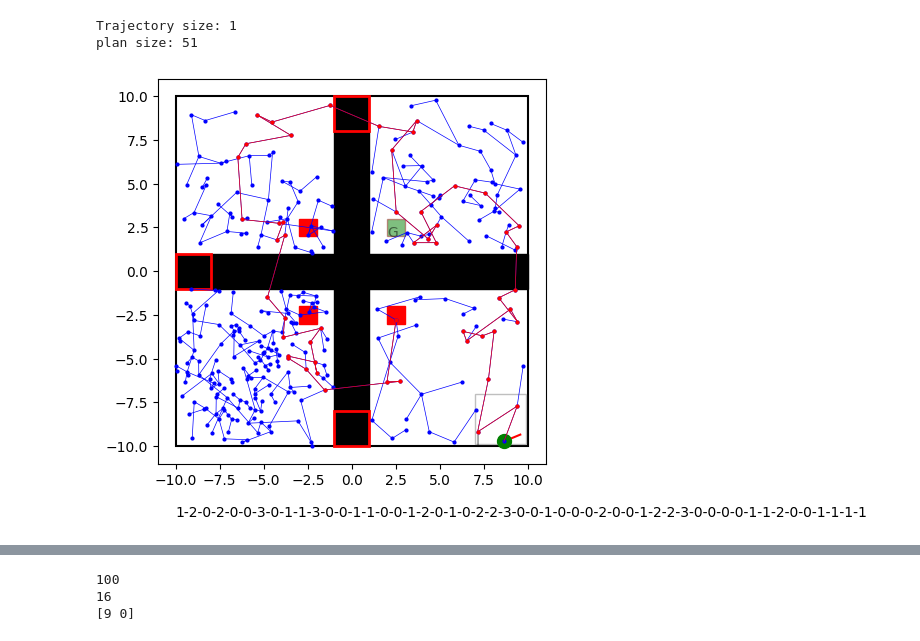
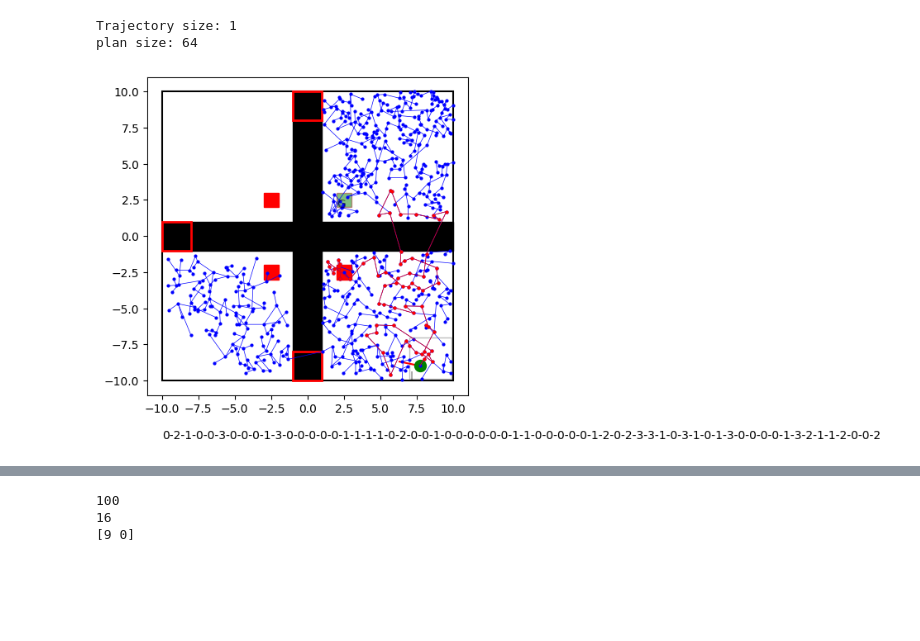
Before and after one commit to guialba/kmbrl, a Jupyter notebook: notebooks/Teste Gates General.ipynb, the cells around one changed output, grey strips where cells are left out. Saved outputs shown, nothing was run; the diff lists cells and outputs as text; code cells hidden in the pictures; blank space fills up the shorter version.

```diff
--- a/notebooks/Teste Gates General.ipynb
+++ b/notebooks/Teste Gates General.ipynb
@@ -43,29 +43,28 @@ ax = env.plot()
 # %%
 model_params = {
     "lr":1e-6,
     'momentum':.9,
     'td_model_steps': 10,
     'memory_size': 0,
     'max_plan_size': 100,
 }
-k_model_params = {
-    'k':5,
-    'model': Model
+general_model_params = {
+    'model': GeneralModel
 }
 
-model = Agent(env, **k_model_params, **model_params)
+model = Agent(env, **general_model_params, **model_params)
 
 model.reset()
 model.episode(size_limit=1)
 # model.plot(kind='probs')
 # model.plot()
 model.plot(kind='plan', plan=0)
 print(f'Trajectory size: {model.trajectory.run.shape[0]}')
 print(f'plan size: {len(model.plans[0])}')
 # %% [output]
 Trajectory size: 1
-plan size: 51
+plan size: 64
-[figure, old version]
+[figure, new version]
 # %%
 model.episode(size_limit=300)
 model.plot(kind='probs')
```
Also changed, not shown: parts of 2 cells of this notebook, 3 other files.
